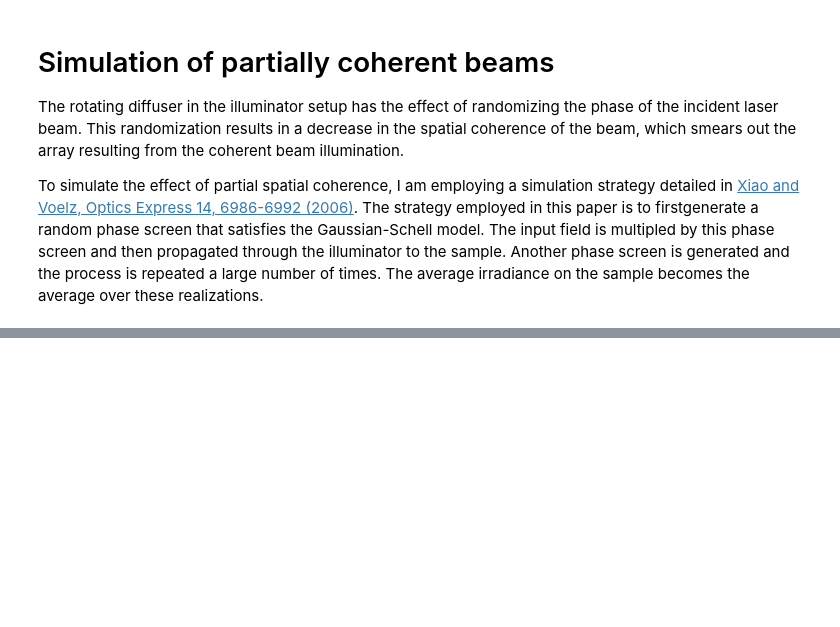
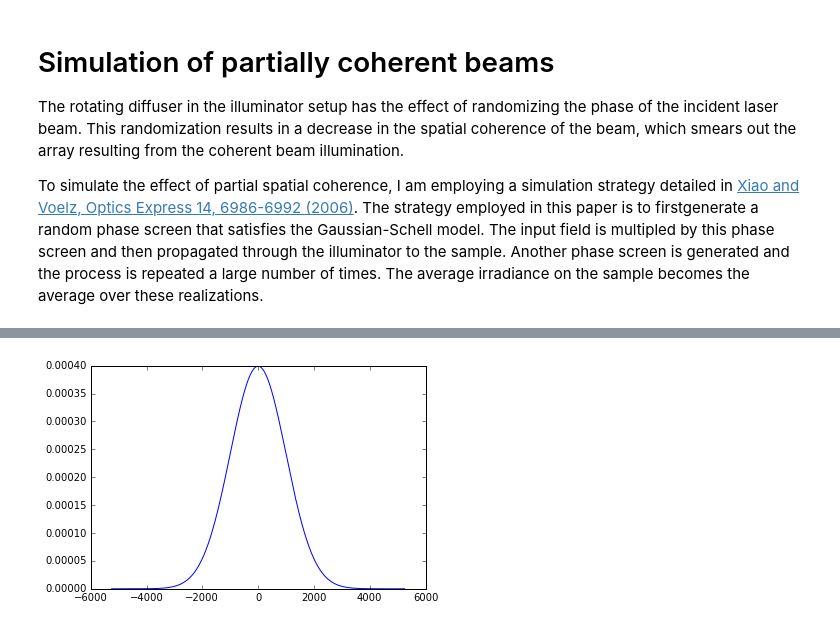
Before and after one commit to kmdouglass/simmla, a Jupyter notebook: playground/Beam Partial Coherence.ipynb, the cells around one changed output, grey strips where cells are left out. Drawn from its saved outputs; the diff is of its cells as text; code cells hidden in the pictures; blank space fills up the shorter version.

```diff
--- a/playground/Beam Partial Coherence.ipynb
+++ b/playground/Beam Partial Coherence.ipynb
@@ -39,0 +88,13 @@ GS_Criterion
+# %%
+# Generate a Gaussian input beam
+beamStd = 1000 # microns
+uIn   = lambda x: (1 + 0j) / np.sqrt(2 * np.pi) / beamStd * exp(-x**2 / 2 / beamStd**2)
+uIn   = np.vectorize(uIn)
+
+# Field passed through the random phase screen
+uRand = uIn(grid.px) * np.exp(1j * conv)
+
+plt.plot(grid.px, np.abs(uRand))
+plt.show()
+# %% [output]
+[figure, added]
```
Also changed, not shown: parts of 13 cells of this notebook.
